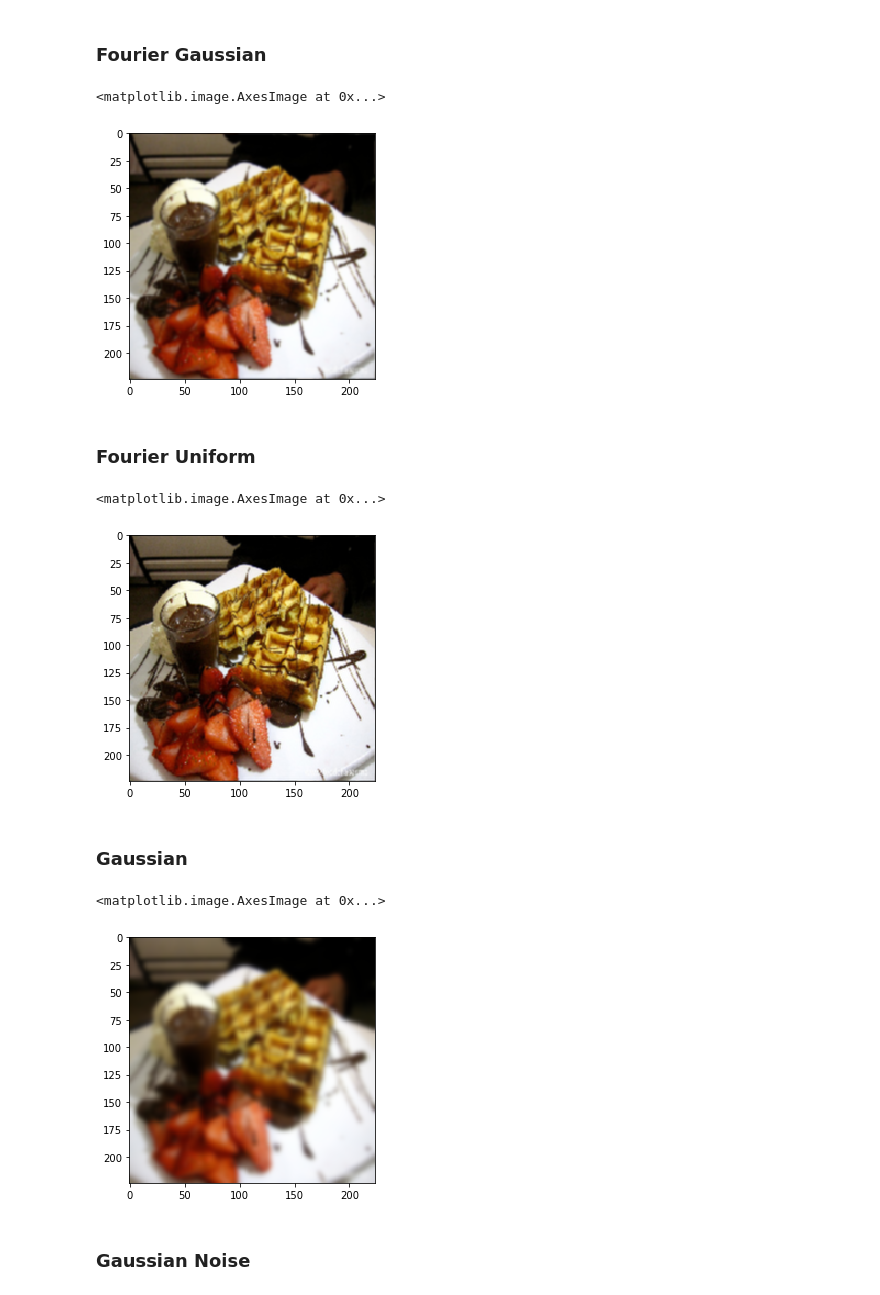
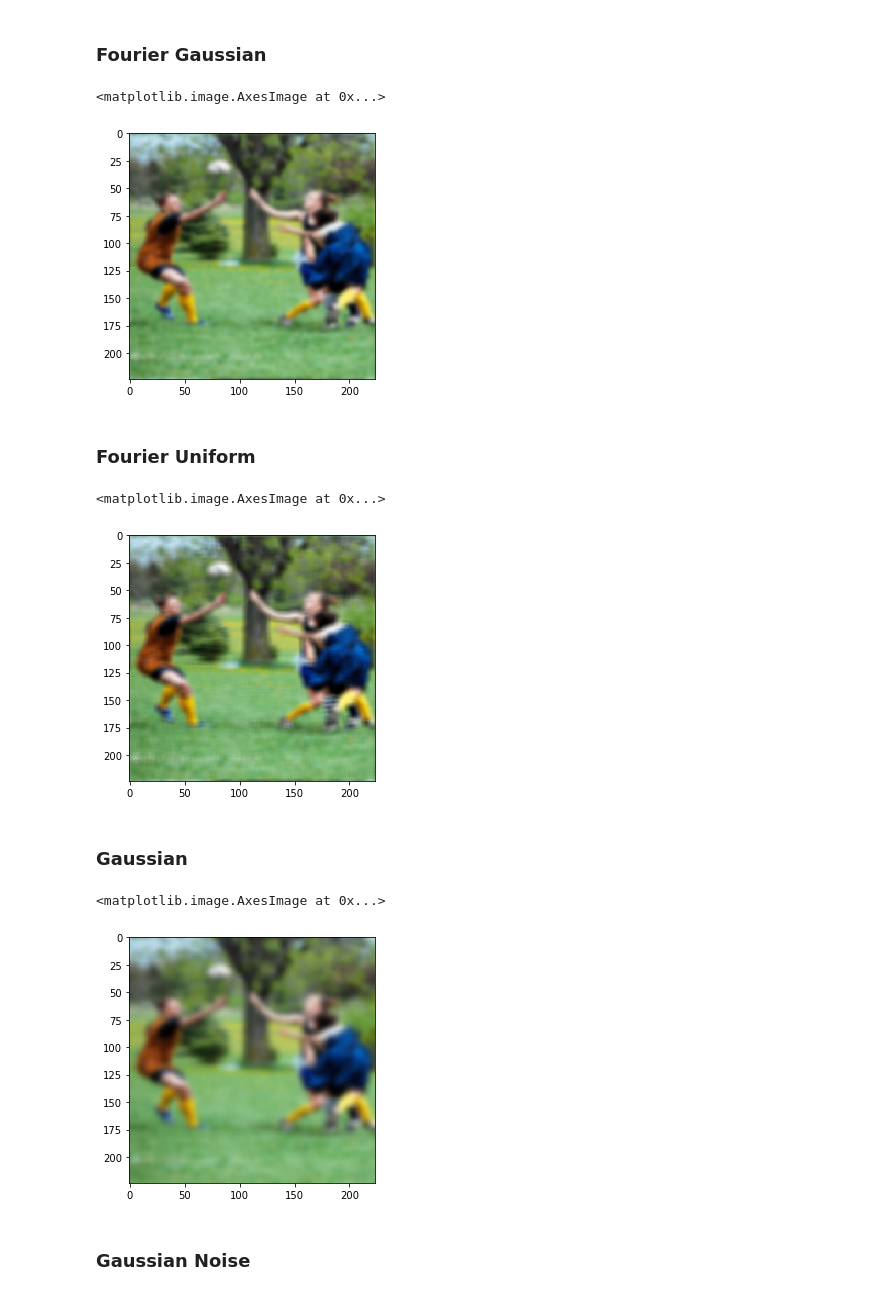
Before and after one commit to theBraindonor/adversarial-filters, a Jupyter notebook: notebook/filter_demos.ipynb, the cells around one changed output. Saved outputs shown, nothing was run; the diff lists cells and outputs as text; code cells hidden in the pictures.

```diff
--- a/notebook/filter_demos.ipynb
+++ b/notebook/filter_demos.ipynb
@@ -32,6 +37,6 @@ from filter import WaveletDenoiseFilter
 # %%
 images = np.load('data/vgg16_100_correct.npy', allow_pickle=True)
-image_index = 79
+image_index = 11
 # %% [markdown]
 ### Original Image
 # %%
@@ -75,26 +80,26 @@ imshow(filter.transform_image([5.22821402060977], images[image_index][0])/255.)
 ### Fourier Gaussian
 # %%
 filter = FourierGaussianFilter()
-imshow(filter.transform_image([1.], images[image_index][0])/255.)
+imshow(filter.transform_image([1.8778320871128003], images[image_index][0])/255.)
 # %% [output]
 <matplotlib.image.AxesImage at 0x...>
-[figure, old version]
+[figure, new version]
 # %% [markdown]
 ### Fourier Uniform
 # %%
 filter = FourierUniformFilter()
-imshow(filter.transform_image([2.], images[image_index][0])/255.)
+imshow(filter.transform_image([6.166303327191208], images[image_index][0])/255.)
 # %% [output]
 <matplotlib.image.AxesImage at 0x...>
-[figure, old version]
+[figure, new version]
 # %% [markdown]
 ### Gaussian
 # %%
 filter = GaussianFilter()
-imshow(filter.transform_image([2.2458103940439136], images[image_index][0])/255.)
+imshow(filter.transform_image([2.74902560878921], images[image_index][0])/255.)
 # %% [output]
 <matplotlib.image.AxesImage at 0x...>
-[figure, old version]
+[figure, new version]
 # %% [markdown]
 ### Gaussian Noise
 # %%
```
Also changed, not shown: parts of 12 cells of this notebook, 3 other files.
